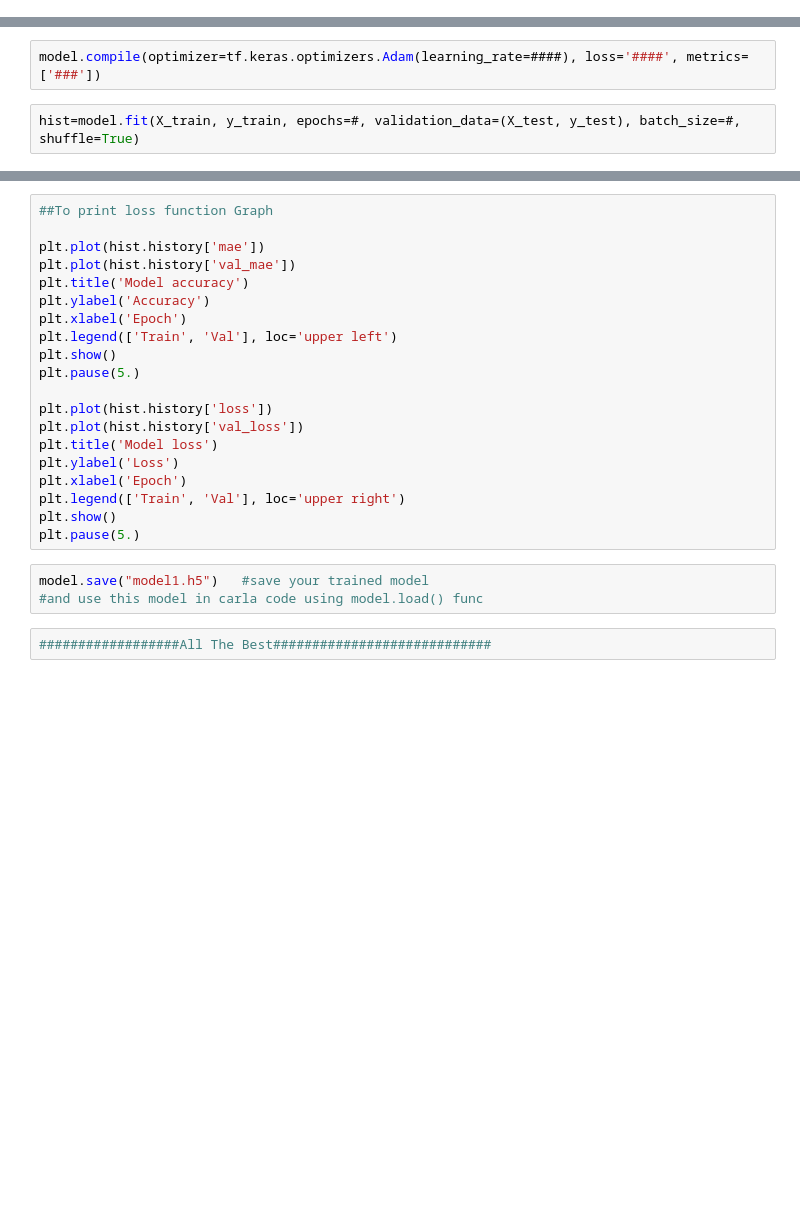
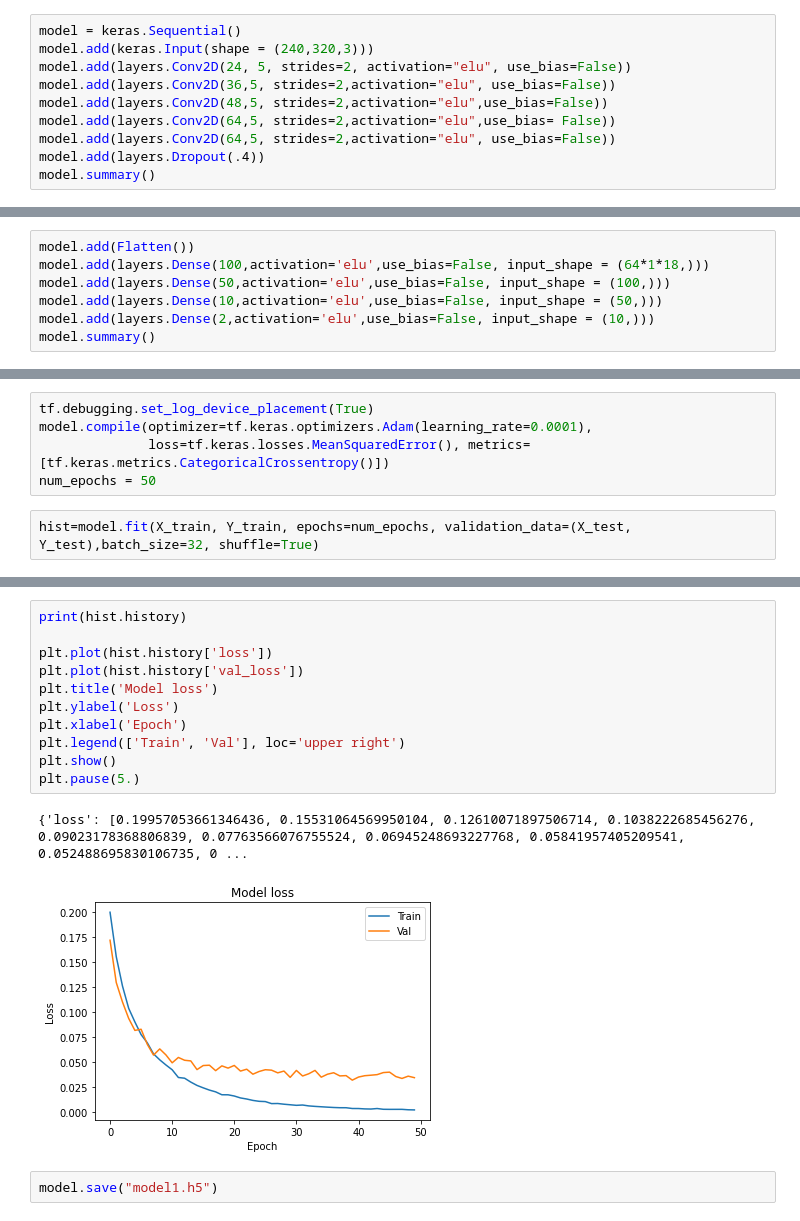
Before and after one commit to mehuldev/Avishkar-Self-Driving-Car, a Jupyter notebook: train.ipynb, the cells around one changed output, grey strips where cells are left out. Cells and saved outputs as stored; diff of their text form; blank space fills up the shorter version.

Commit message:
First Model

```diff
--- a/train.ipynb
+++ b/train.ipynb
@@ -60,0 +75,10 @@ model.summary()        ##Prints your model
+# %%
+model = keras.Sequential()
+model.add(keras.Input(shape = (240,320,3)))
+model.add(layers.Conv2D(24, 5, strides=2, activation="elu", use_bias=False))
+model.add(layers.Conv2D(36,5, strides=2,activation="elu", use_bias=False))
+model.add(layers.Conv2D(48,5, strides=2,activation="elu",use_bias=False))
+model.add(layers.Conv2D(64,5, strides=2,activation="elu",use_bias= False))
+model.add(layers.Conv2D(64,5, strides=2,activation="elu", use_bias=False))
+model.add(layers.Dropout(.4))
+model.summary()
@@ -60,0 +108,7 @@ model.summary()        ##Prints your model
+# %%
+model.add(Flatten())
+model.add(layers.Dense(100,activation='elu',use_bias=False, input_shape = (64*1*18,)))
+model.add(layers.Dense(50,activation='elu',use_bias=False, input_shape = (100,)))
+model.add(layers.Dense(10,activation='elu',use_bias=False, input_shape = (50,)))
+model.add(layers.Dense(2,activation='elu',use_bias=False, input_shape = (10,)))
+model.summary()
@@ -61,4 +133,7 @@ model.summary()        ##Prints your model
 # %%
-model.compile(optimizer=tf.keras.optimizers.Adam(learning_rate=####), loss='####', metrics=['###'])
+tf.debugging.set_log_device_placement(True)
+model.compile(optimizer=tf.keras.optimizers.Adam(learning_rate=0.0001),
+              loss=tf.keras.losses.MeanSquaredError(), metrics=[tf.keras.metrics.CategoricalCrossentropy()])
+num_epochs = 50
 # %%
-hist=model.fit(X_train, y_train, epochs=#, validation_data=(X_test, y_test), batch_size=#, shuffle=True)
+hist=model.fit(X_train, Y_train, epochs=num_epochs, validation_data=(X_test, Y_test),batch_size=32, shuffle=True)
@@ -65,25 +158,16 @@ hist=model.fit(X_train, y_train, epochs=#, validation_data=(X_test, y_test), bat
 # %%
-##To print loss function Graph
-
-plt.plot(hist.history['mae'])
-plt.plot(hist.history['val_mae'])
-plt.title('Model accuracy')
-plt.ylabel('Accuracy')
-plt.xlabel('Epoch')
-plt.legend(['Train', 'Val'], loc='upper left')
-plt.show()
-plt.pause(5.)
+print(hist.history)
 
 plt.plot(hist.history['loss'])
 plt.plot(hist.history['val_loss'])
 plt.title('Model loss')
 plt.ylabel('Loss')
 plt.xlabel('Epoch')
 plt.legend(['Train', 'Val'], loc='upper right')
 plt.show()
 plt.pause(5.)
+# %% [output]
+{'loss': [0.19957053661346436, 0.15531064569950104, 0.12610071897506714, 0.1038222685456276, 0.09023178368806839, 0.07763566076755524, 0.06945248693227768, 0.05841957405209541, 0.052488695830106735, 0 ...
+[figure, added]
-# %%
-model.save("model1.h5")   #save your trained model
-#and use this model in carla code using model.load() func
-# %%
-##################All The Best############################
+# %%
+model.save("model1.h5")
```
Also changed, not shown: parts of 19 cells of this notebook.
